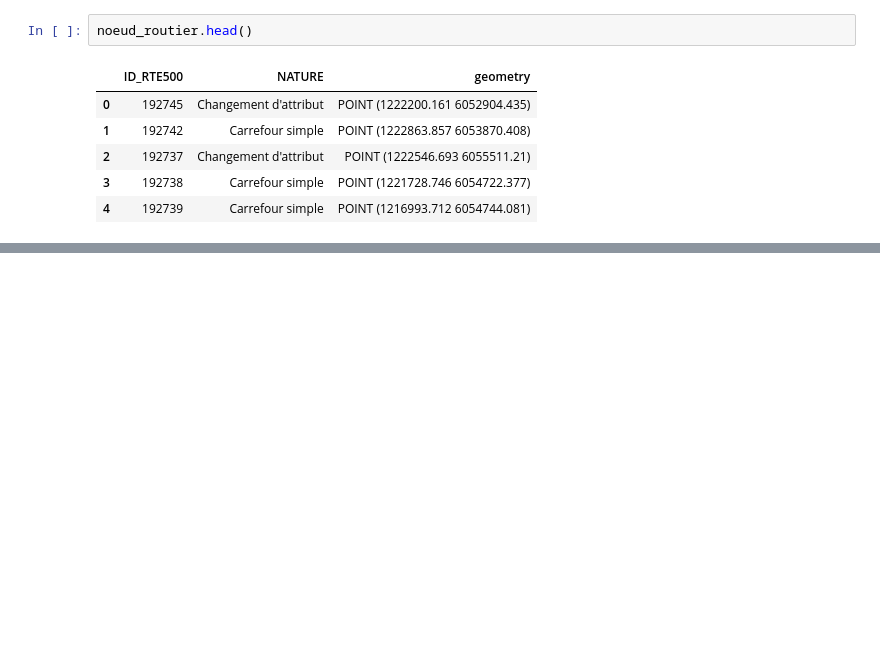
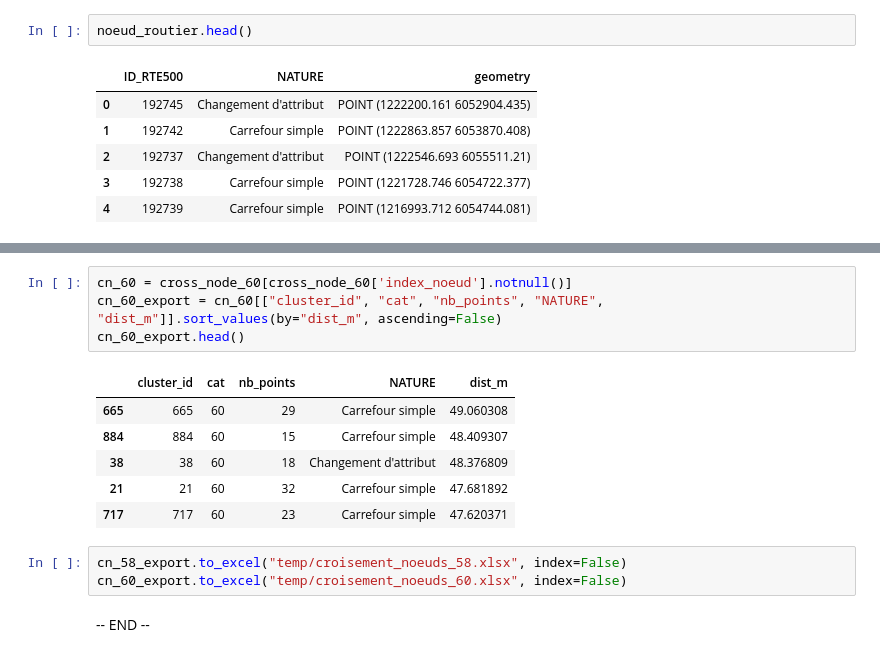
Before and after one commit to dataforgoodfr/offseason_fub, a Jupyter notebook: code/geodata-analysis/croisement_noeuds.ipynb, the cells around one changed output, grey strips where cells are left out. Cells and saved outputs as stored; diff of their text form; blank space fills up the shorter version.

```diff
--- a/code/geodata-analysis/croisement_noeuds.ipynb
+++ b/code/geodata-analysis/croisement_noeuds.ipynb
@@ -83,0 +154,16 @@ noeud_routier.head()
+# %%
+cn_60 = cross_node_60[cross_node_60['index_noeud'].notnull()]
+cn_60_export = cn_60[["cluster_id", "cat", "nb_points", "NATURE", "dist_m"]].sort_values(by="dist_m", ascending=False)
+cn_60_export.head()
+# %% [output]
+|  | cluster_id | cat | nb_points | NATURE | dist_m |
+| 665 | 665 | 60 | 29 | Carrefour simple | 49.060308 |
+| 884 | 884 | 60 | 15 | Carrefour simple | 48.409307 |
+| 38 | 38 | 60 | 18 | Changement d'attribut | 48.376809 |
+| 21 | 21 | 60 | 32 | Carrefour simple | 47.681892 |
+| 717 | 717 | 60 | 23 | Carrefour simple | 47.620371 |
+# %%
+cn_58_export.to_excel("temp/croisement_noeuds_58.xlsx", index=False)
+cn_60_export.to_excel("temp/croisement_noeuds_60.xlsx", index=False)
+# %% [markdown]
+-- END --
```
Also changed, not shown: parts of 14 cells of this notebook.
